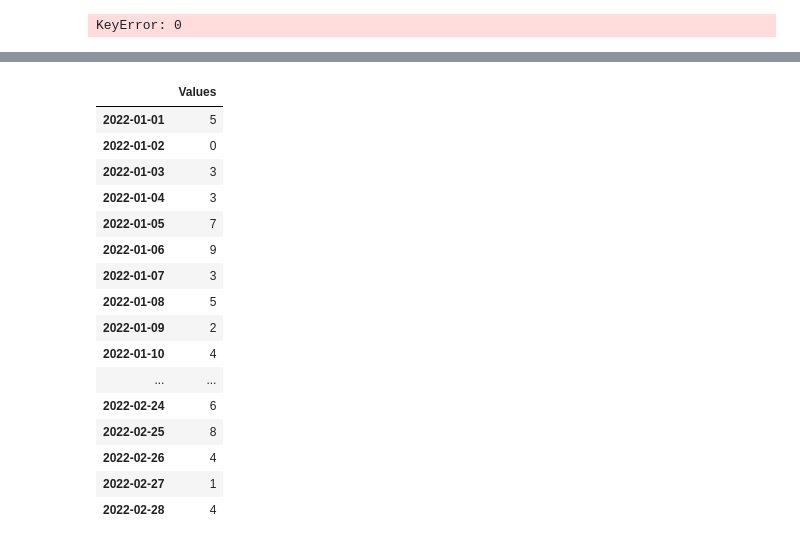
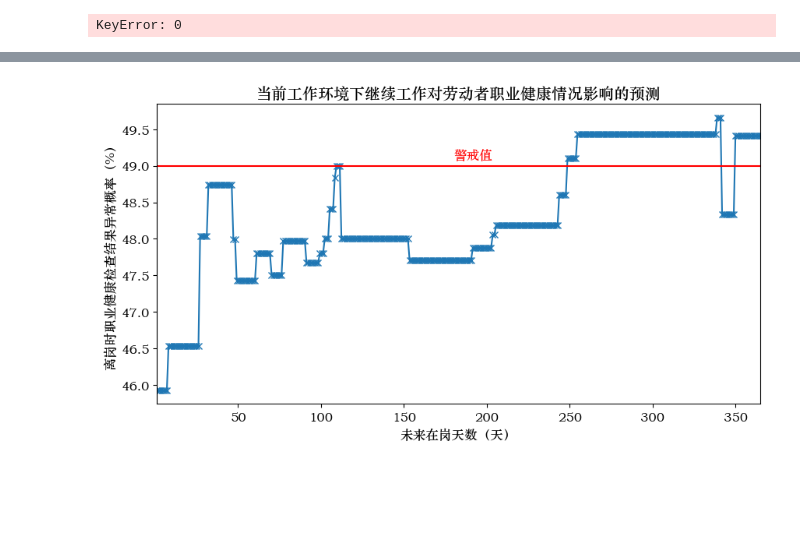
Before and after one commit to LewisBase/occupational_health_system_v2, a Jupyter notebook: examples/occupational_healthy_system_models-08_01/occhs_time_series_predict/data_analysis.ipynb, the cells around one changed output, grey strips where cells are left out. Cells and saved outputs as stored; diff of their text form; code cells hidden in the pictures; blank space fills up the shorter version.

```diff
--- a/examples/occupational_healthy_system_models-08_01/occhs_time_series_predict/data_analysis.ipynb
+++ b/examples/occupational_healthy_system_models-08_01/occhs_time_series_predict/data_analysis.ipynb
@@ -317,20 +290,23 @@ print(weekly_sum)
-# %%
-df
-# %% [output]
-|  | Values |
-| 2022-01-01 | 5 |
-| 2022-01-02 | 0 |
-| 2022-01-03 | 3 |
-| 2022-01-04 | 3 |
-| 2022-01-05 | 7 |
-| 2022-01-06 | 9 |
-| 2022-01-07 | 3 |
-| 2022-01-08 | 5 |
-| 2022-01-09 | 2 |
-| 2022-01-10 | 4 |
-| ... | ... |
-| 2022-02-24 | 6 |
-| 2022-02-25 | 8 |
-| 2022-02-26 | 4 |
-| 2022-02-27 | 1 |
-| 2022-02-28 | 4 |
+# %%
+import re
+import ast
+import pickle
+import pandas as pd
+import numpy as np
+import matplotlib.pyplot as plt
+from pathlib import Path
+from functional import seq
+from loguru import logger
+from joblib import Parallel, delayed
+
+from matplotlib.font_manager import FontProperties
+from matplotlib import rcParams
+
+config = {
+            "font.family": "serif",
+            "font.size": 12,
+            "mathtext.fontset": "stix",# matplotlib渲染数学字体时使用的字体，和Times New Roman差别不大
+            "font.serif": ["STZhongsong"],# 华文中宋
+            "axes.unicode_minus": False # 处理负号，即-号
+         }
+rcParams.update(config)
@@ -336,0 +317,12 @@ df
+# %%
+fig, ax = plt.subplots(1, figsize=(10, 5))
+ax.plot(x, np.array(y)*100, "x-")
+ax.set_xlabel("未来在岗天数（天）")
+ax.set_ylabel("离岗时职业健康检查结果异常概率（%）")
+ax.hlines(y=49, xmin=0, xmax=365, colors="red")
+ax.annotate(xy=(182, 49),xytext=(180, 49.1), text="警戒值", color="red")
+ax.set_xlim(1,365)
+ax.set_title("当前工作环境下继续工作对劳动者职业健康情况影响的预测")
+plt.show()
+# %% [output]
+[figure, added]
```
Also changed, not shown: parts of 4 cells of this notebook, 3 other files.
